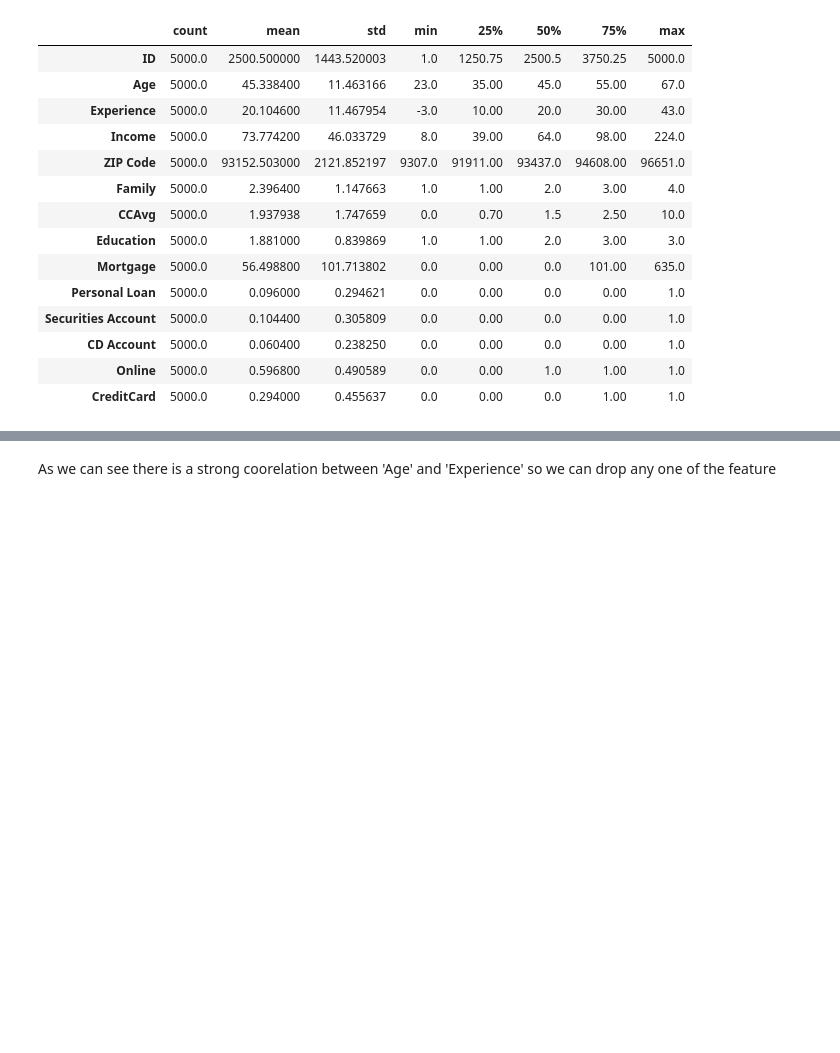
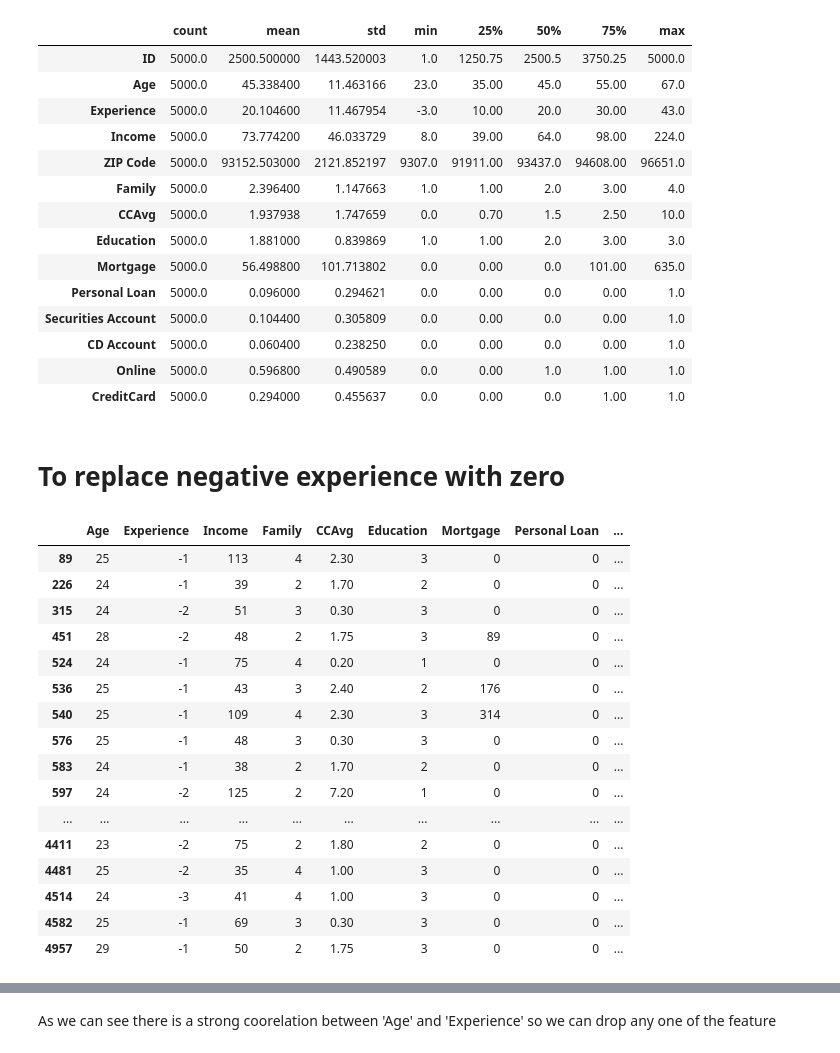
Before and after one commit to amolshrivastav/AIML-, a Jupyter notebook: Bank_Personal_Loan_Modelling.ipynb, the cells around one changed output, grey strips where cells are left out. Cells and saved outputs as stored; diff of their text form; code cells hidden in the pictures; blank space fills up the shorter version.

```diff
--- a/Bank_Personal_Loan_Modelling.ipynb
+++ b/Bank_Personal_Loan_Modelling.ipynb
@@ -75,0 +79,22 @@ Thera_Bank.describe().transpose()
+# %% [markdown]
+# To replace negative experience with zero
+# %%
+Thera_Bank[Thera_Bank['Experience']<0]
+# %% [output]
+|  | Age | Experience | Income | Family | CCAvg | Education | Mortgage | Personal Loan | ... |
+| 89 | 25 | -1 | 113 | 4 | 2.30 | 3 | 0 | 0 | ... |
+| 226 | 24 | -1 | 39 | 2 | 1.70 | 2 | 0 | 0 | ... |
+| 315 | 24 | -2 | 51 | 3 | 0.30 | 3 | 0 | 0 | ... |
+| 451 | 28 | -2 | 48 | 2 | 1.75 | 3 | 89 | 0 | ... |
+| 524 | 24 | -1 | 75 | 4 | 0.20 | 1 | 0 | 0 | ... |
+| 536 | 25 | -1 | 43 | 3 | 2.40 | 2 | 176 | 0 | ... |
+| 540 | 25 | -1 | 109 | 4 | 2.30 | 3 | 314 | 0 | ... |
+| 576 | 25 | -1 | 48 | 3 | 0.30 | 3 | 0 | 0 | ... |
+| 583 | 24 | -1 | 38 | 2 | 1.70 | 2 | 0 | 0 | ... |
+| 597 | 24 | -2 | 125 | 2 | 7.20 | 1 | 0 | 0 | ... |
+| ... | ... | ... | ... | ... | ... | ... | ... | ... | ... |
+| 4411 | 23 | -2 | 75 | 2 | 1.80 | 2 | 0 | 0 | ... |
+| 4481 | 25 | -2 | 35 | 4 | 1.00 | 3 | 0 | 0 | ... |
+| 4514 | 24 | -3 | 41 | 4 | 1.00 | 3 | 0 | 0 | ... |
+| 4582 | 25 | -1 | 69 | 3 | 0.30 | 3 | 0 | 0 | ... |
+| 4957 | 29 | -1 | 50 | 2 | 1.75 | 3 | 0 | 0 | ... |
```
Also changed, not shown: parts of 13 cells of this notebook.
